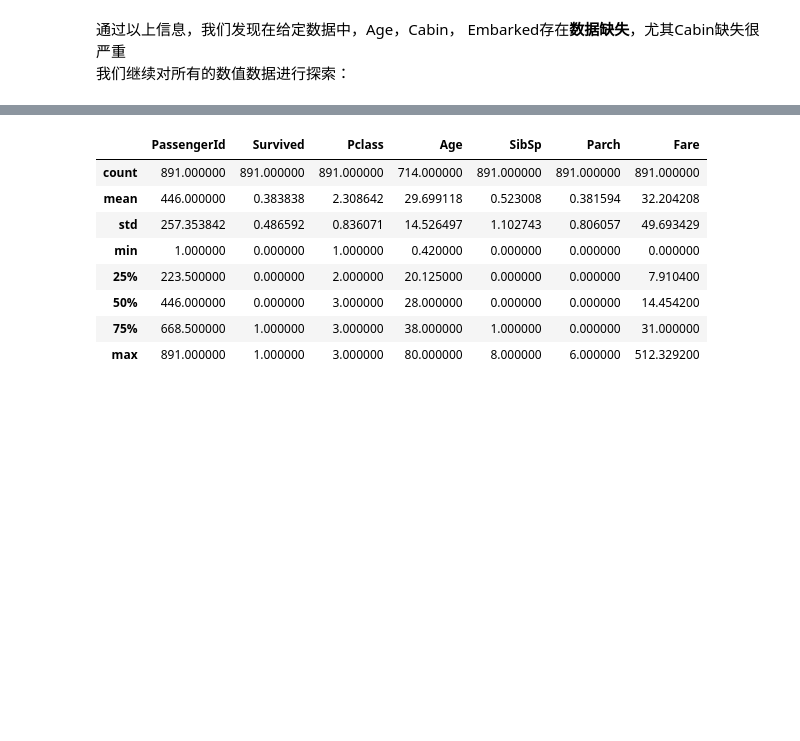
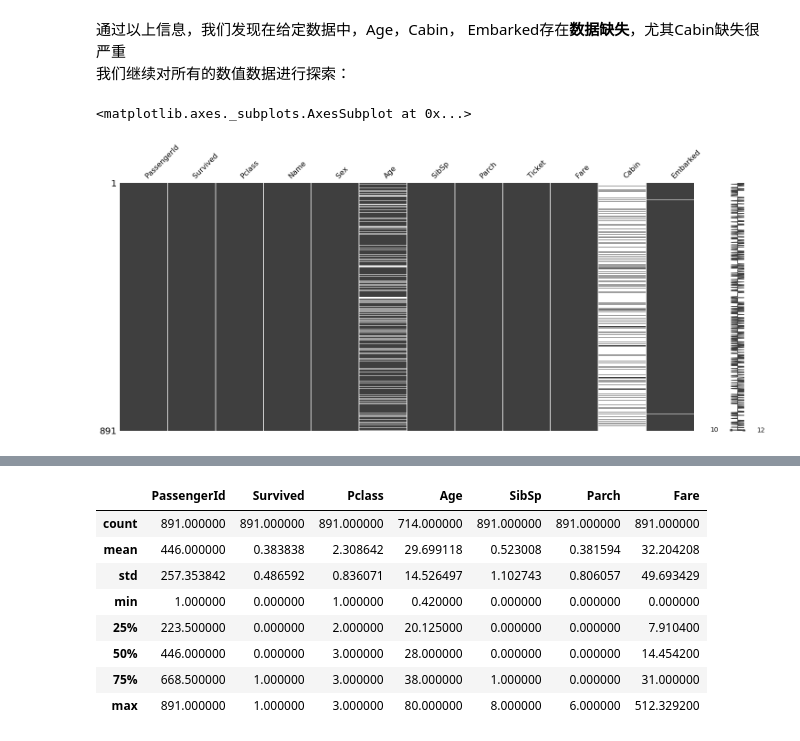
Before and after one commit to AgFeather/Kaggle_note, a Jupyter notebook: Titanic/workspace.ipynb, the cells around one changed output, grey strips where cells are left out. Cells and saved outputs as stored; diff of their text form; code cells hidden in the pictures; blank space fills up the shorter version.

```diff
--- a/Titanic/workspace.ipynb
+++ b/Titanic/workspace.ipynb
@@ -96,3 +96,9 @@ memory usage: 83.6+ KB
 # %% [markdown]
 通过以上信息，我们发现在给定数据中，Age，Cabin， Embarked存在**数据缺失**，尤其Cabin缺失很严重
 我们继续对所有的数值数据进行探索：
+# %%
+import missingno as msno
+msno.matrix(train)
+# %% [output]
+<matplotlib.axes._subplots.AxesSubplot at 0x...>
+[figure, added]
```
Also changed, not shown: parts of 1 cell of this notebook, 3 other files.
